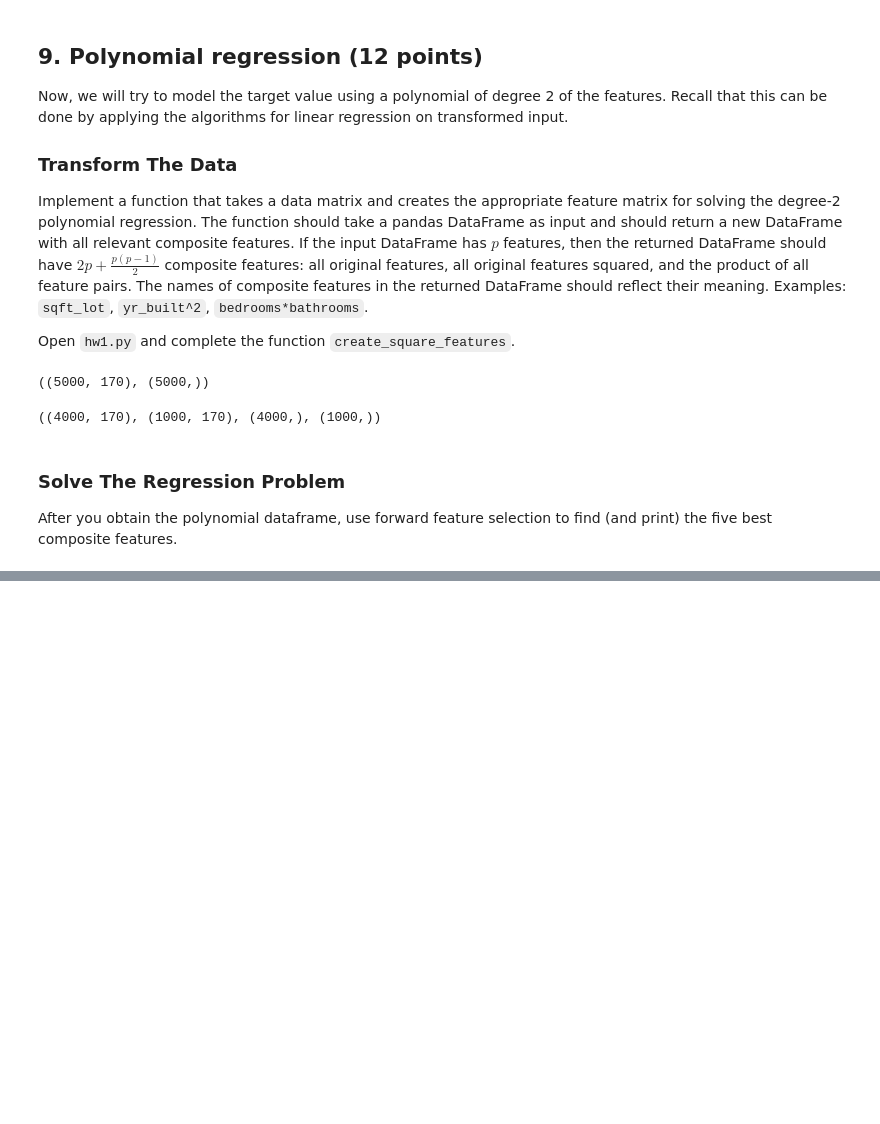
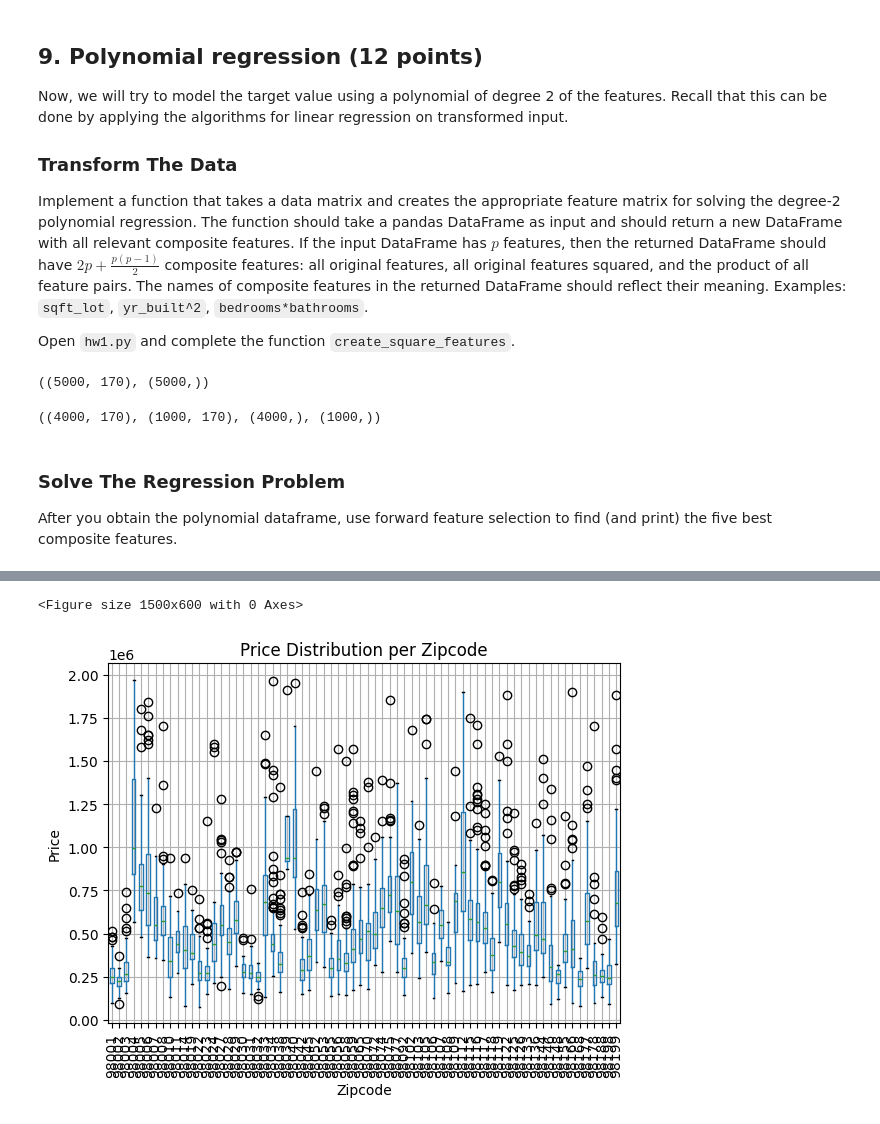
Before and after one commit to JasmineErell/ML_HW1, a Jupyter notebook: hw1.ipynb, the cells around one changed output, grey strips where cells are left out. Drawn from its saved outputs; the diff is of its cells as text; code cells hidden in the pictures; blank space fills up the shorter version.

```diff
--- a/hw1.ipynb
+++ b/hw1.ipynb
@@ -597,0 +627,17 @@ for feature in ffs:
+# %%
+import matplotlib.pyplot as plt
+
+def boxplot_price_per_zipcode(df):
+    plt.figure(figsize=(15, 6))
+    df_filtered = df[df['price'] < 2_000_000]  # Optional: remove extreme outliers
+    df_filtered.boxplot(column='price', by='zipcode', rot=90)
+    plt.title('Price Distribution per Zipcode')
+    plt.suptitle('')
+    plt.xlabel('Zipcode')
+    plt.ylabel('Price')
+    plt.show()
+
+boxplot_price_per_zipcode(df)
+# %% [output]
+<Figure size 1500x600 with 0 Axes>
+[figure, added]
```
Also changed, not shown: parts of 7 cells of this notebook, 1 other file.
